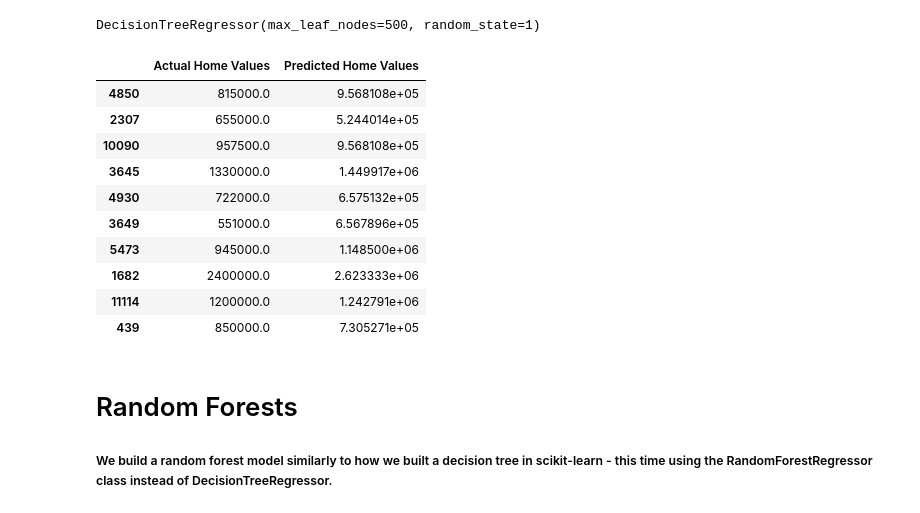
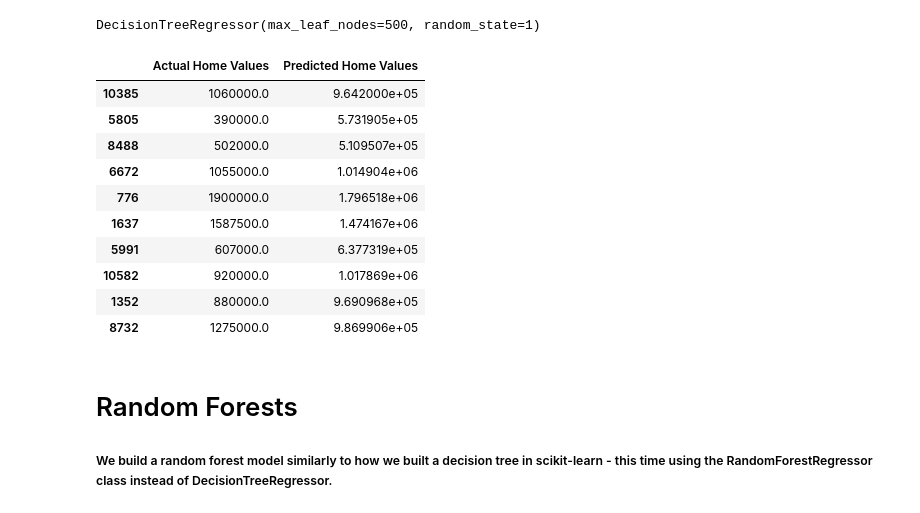
Before and after one commit to zainhaidar16/Introduction-To-Machine-Learning, a Jupyter notebook: Melbourne Data.ipynb, the cells around one changed output. Saved outputs shown, nothing was run; the diff lists cells and outputs as text; code cells hidden in the pictures.

```diff
--- a/Melbourne Data.ipynb
+++ b/Melbourne Data.ipynb
@@ -209,23 +209,23 @@ final_model.fit(X, y)
 # %% [output]
 DecisionTreeRegressor(max_leaf_nodes=500, random_state=1)
 # %%
-val_predictions = final_model.predict(val_X)
+val_predictions = final_model.predict(train_X)
 
 # Compare predictions with actual home values
-comparison = pd.DataFrame({'Actual Home Values': val_y, 'Predicted Home Values': val_predictions})
+comparison = pd.DataFrame({'Actual Home Values': train_y, 'Predicted Home Values': val_predictions})
 comparison.head(10)
 # %% [output]
 |  | Actual Home Values | Predicted Home Values |
-| 4850 | 815000.0 | 9.568108e+05 |
-| 2307 | 655000.0 | 5.244014e+05 |
-| 10090 | 957500.0 | 9.568108e+05 |
-| 3645 | 1330000.0 | 1.449917e+06 |
-| 4930 | 722000.0 | 6.575132e+05 |
-| 3649 | 551000.0 | 6.567896e+05 |
-| 5473 | 945000.0 | 1.148500e+06 |
-| 1682 | 2400000.0 | 2.623333e+06 |
-| 11114 | 1200000.0 | 1.242791e+06 |
-| 439 | 850000.0 | 7.305271e+05 |
+| 10385 | 1060000.0 | 9.642000e+05 |
+| 5805 | 390000.0 | 5.731905e+05 |
+| 8488 | 502000.0 | 5.109507e+05 |
+| 6672 | 1055000.0 | 1.014904e+06 |
+| 776 | 1900000.0 | 1.796518e+06 |
+| 1637 | 1587500.0 | 1.474167e+06 |
+| 5991 | 607000.0 | 6.377319e+05 |
+| 10582 | 920000.0 | 1.017869e+06 |
+| 1352 | 880000.0 | 9.690968e+05 |
+| 8732 | 1275000.0 | 9.869906e+05 |
 # %% [markdown]
 # Random Forests
 
```
Also changed, not shown: parts of 1 cell of this notebook.
